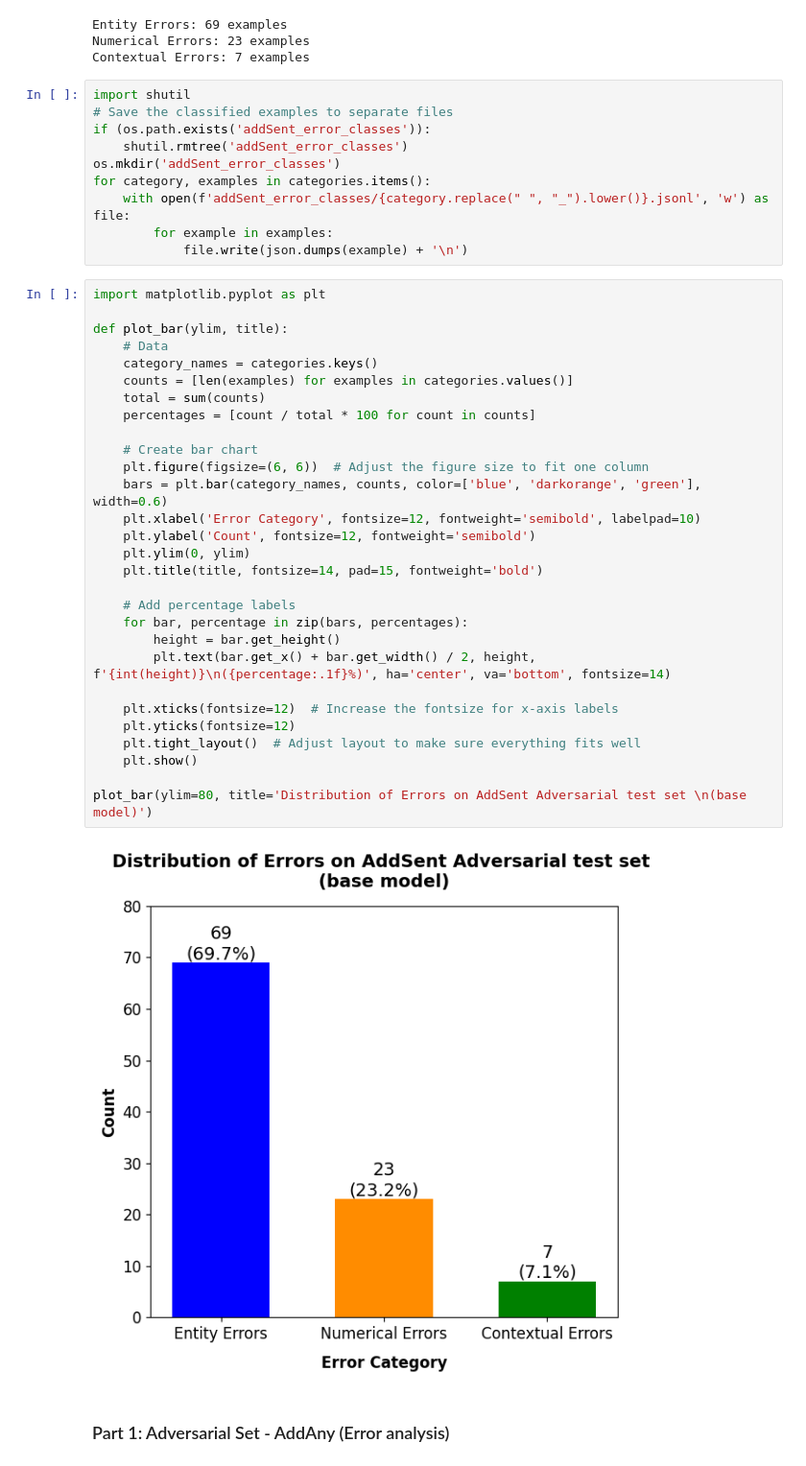
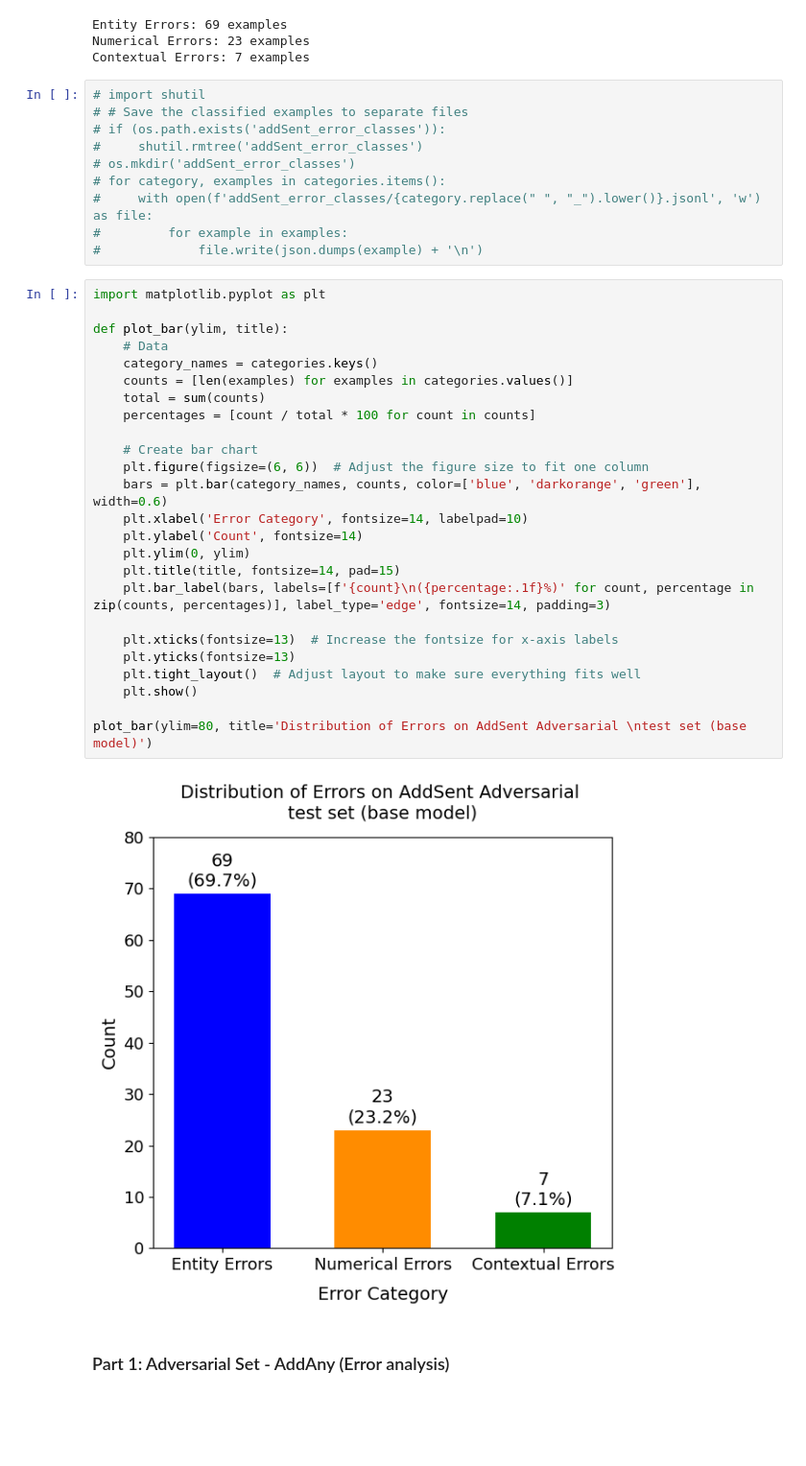
Before and after one commit to Shaz-Momin/nlp-fp-dataset-artifacts, a Jupyter notebook: error_analysis/adv_error_analysis.ipynb, the cells around one changed output. Shown at 96% size. Cells and saved outputs as stored; diff of their text form; blank space fills up the shorter version.

```diff
--- a/error_analysis/adv_error_analysis.ipynb
+++ b/error_analysis/adv_error_analysis.ipynb
@@ -44,46 +44,42 @@ Entity Errors: 69 examples
 Numerical Errors: 23 examples
 Contextual Errors: 7 examples
 # %%
-import shutil
-# Save the classified examples to separate files
-if (os.path.exists('addSent_error_classes')):
-    shutil.rmtree('addSent_error_classes')
-os.mkdir('addSent_error_classes')
-for category, examples in categories.items():
-    with open(f'addSent_error_classes/{category.replace(" ", "_").lower()}.jsonl', 'w') as file:
-        for example in examples:
-            file.write(json.dumps(example) + '\n')
+# import shutil
+# # Save the classified examples to separate files
+# if (os.path.exists('addSent_error_classes')):
+#     shutil.rmtree('addSent_error_classes')
+# os.mkdir('addSent_error_classes')
+# for category, examples in categories.items():
+#     with open(f'addSent_error_classes/{category.replace(" ", "_").lower()}.jsonl', 'w') as file:
+#         for example in examples:
+#             file.write(json.dumps(example) + '\n')
 # %%
 import matplotlib.pyplot as plt
 
 def plot_bar(ylim, title):
     # Data
     category_names = categories.keys()
     counts = [len(examples) for examples in categories.values()]
     total = sum(counts)
     percentages = [count / total * 100 for count in counts]
 
     # Create bar chart
     plt.figure(figsize=(6, 6))  # Adjust the figure size to fit one column
     bars = plt.bar(category_names, counts, color=['blue', 'darkorange', 'green'], width=0.6)
-    plt.xlabel('Error Category', fontsize=12, fontweight='semibold', labelpad=10)
-    plt.ylabel('Count', fontsize=12, fontweight='semibold')
+    plt.xlabel('Error Category', fontsize=14, labelpad=10)
+    plt.ylabel('Count', fontsize=14)
     plt.ylim(0, ylim)
-    plt.title(title, fontsize=14, pad=15, fontweight='bold')
+    plt.title(title, fontsize=14, pad=15)
+    plt.bar_label(bars, labels=[f'{count}\n({percentage:.1f}%)' for count, percentage in zip(counts, percentages)], label_type='edge', fontsize=14, padding=3)
 
-    # Add percentage labels
-    for bar, percentage in zip(bars, percentages):
-        height = bar.get_height()
-        plt.text(bar.get_x() + bar.get_width() / 2, height, f'{int(height)}\n({percentage:.1f}%)', ha='center', va='bottom', fontsize=14)
-
-    plt.xticks(fontsize=12)  # Increase the fontsize for x-axis labels
-    plt.yticks(fontsize=12)
+    plt.xticks(fontsize=13)  # Increase the fontsize for x-axis labels
+    plt.yticks(fontsize=13)
     plt.tight_layout()  # Adjust layout to make sure everything fits well
     plt.show()
 
-plot_bar(ylim=80, title='Distribution of Errors on AddSent Adversarial test set \n(base model)')
+plot_bar(ylim=80, title='Distribution of Errors on AddSent Adversarial \ntest set (base model)')
 # %% [output]
-[figure, old version]
+[figure, new version]
 # %% [markdown]
 ### Part 1: Adversarial Set - AddAny (Error analysis)
 # %% [markdown]
```
Also changed, not shown: parts of 5 cells of this notebook, 2 other files.
